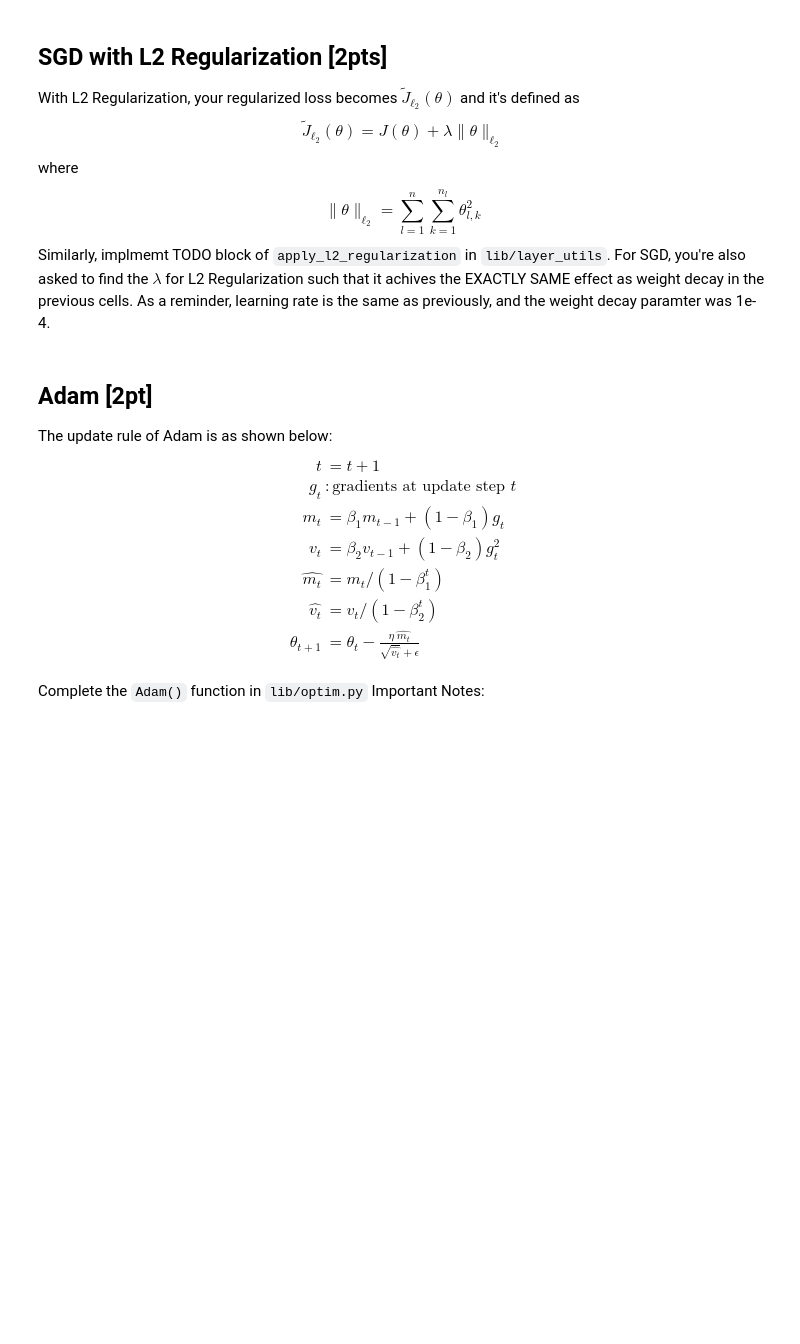
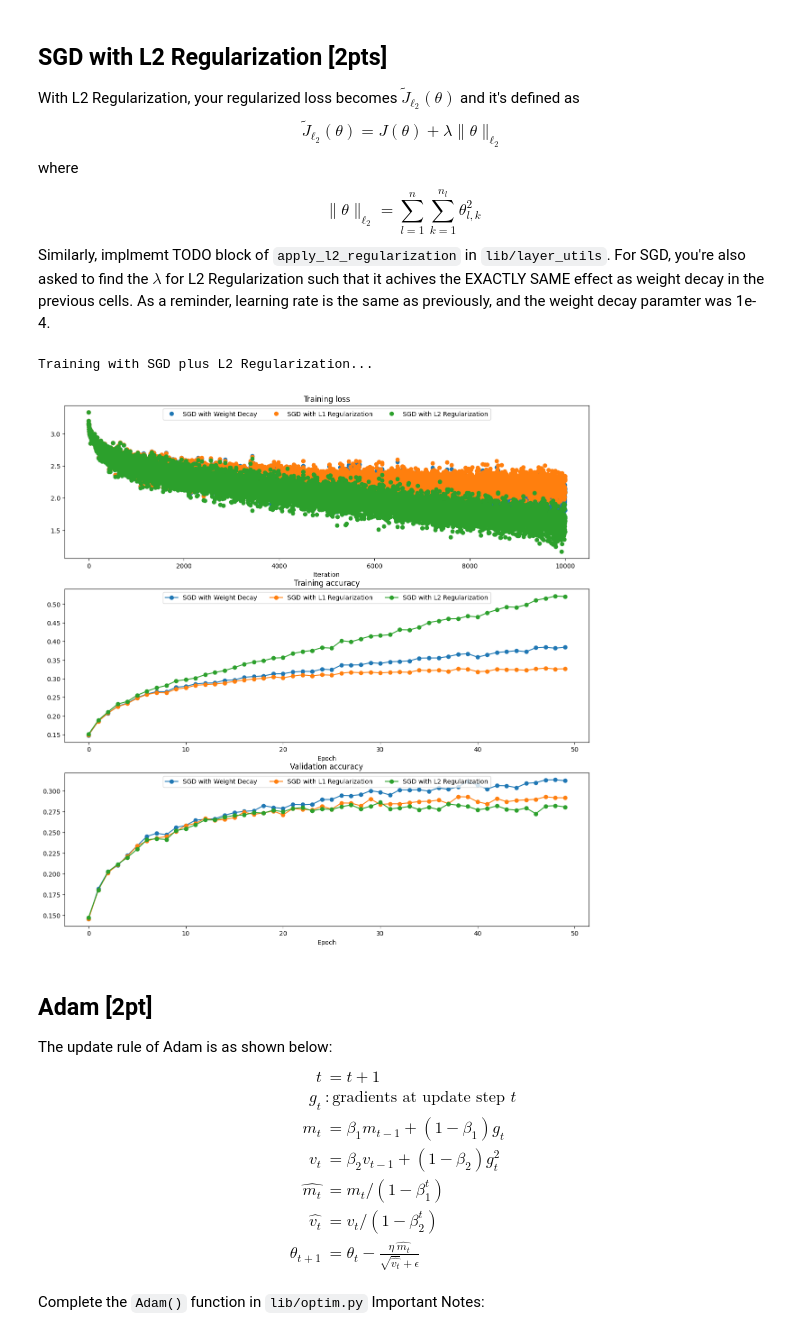
Before and after one commit to dch239/csci566-assignment1, a Jupyter notebook: Problem_1.ipynb, the cells around one changed output. Saved outputs shown, nothing was run; the diff lists cells and outputs as text; code cells hidden in the pictures; blank space fills up the shorter version.

Commit message:
completed 1st notebook
might need bug fixing in regularization

```diff
--- a/Problem_1.ipynb
+++ b/Problem_1.ipynb
@@ -700,7 +776,7 @@ optimizer_sgd_l2 = SGD(model_sgd_l2.net, 0.01)
 #####################################################################
 #### Find lambda for L2 regularization so that                   ####
 #### it achieves EXACTLY THE SAME learning curve as weight decay ####
-l2_lambda = None
+l2_lambda = 1e-4
 #####################################################################
 
 print ("\nTraining with SGD plus L2 Regularization...")
@@ -720,33 +796,36 @@ plt.xlabel('Epoch')
 plt.subplot(3, 1, 3)
 plt.title('Validation accuracy')
 plt.xlabel('Epoch')
 
 plt.subplot(3, 1, 1)
 plt.plot(loss_hist_sgdw, 'o', label="SGD with Weight Decay")
 plt.subplot(3, 1, 2)
 plt.plot(train_acc_hist_sgdw, '-o', label="SGD with Weight Decay")
 plt.subplot(3, 1, 3)
 plt.plot(val_acc_hist_sgdw, '-o', label="SGD with Weight Decay")
 
 plt.subplot(3, 1, 1)
 plt.plot(loss_hist_sgd_l1, 'o', label="SGD with L1 Regularization")
 plt.subplot(3, 1, 2)
 plt.plot(train_acc_hist_sgd_l1, '-o', label="SGD with L1 Regularization")
 plt.subplot(3, 1, 3)
 plt.plot(val_acc_hist_sgd_l1, '-o', label="SGD with L1 Regularization")
 
 plt.subplot(3, 1, 1)
 plt.plot(loss_hist_sgd_l2, 'o', label="SGD with L2 Regularization")
 plt.subplot(3, 1, 2)
 plt.plot(train_acc_hist_sgd_l2, '-o', label="SGD with L2 Regularization")
 plt.subplot(3, 1, 3)
 plt.plot(val_acc_hist_sgd_l2, '-o', label="SGD with L2 Regularization")
 
 for i in [1, 2, 3]:
   plt.subplot(3, 1, i)
   plt.legend(loc='upper center', ncol=4)
 plt.gcf().set_size_inches(15, 15)
 plt.show()
+# %% [output]
+Training with SGD plus L2 Regularization...
+[figure, added]
 # %% [markdown]
 ## Adam [2pt]
 The update rule of Adam is as shown below:
```
Also changed, not shown: parts of 14 cells of this notebook, 4 other files.
